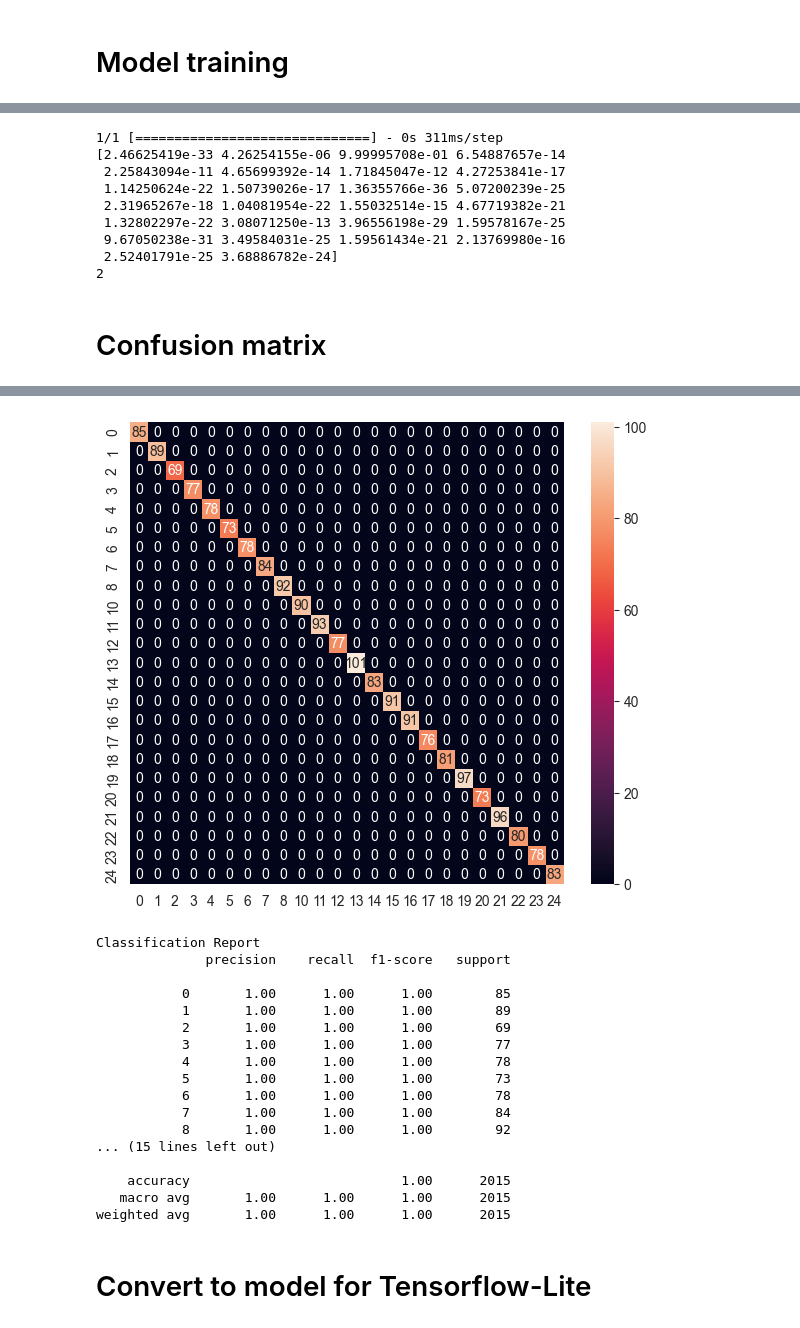
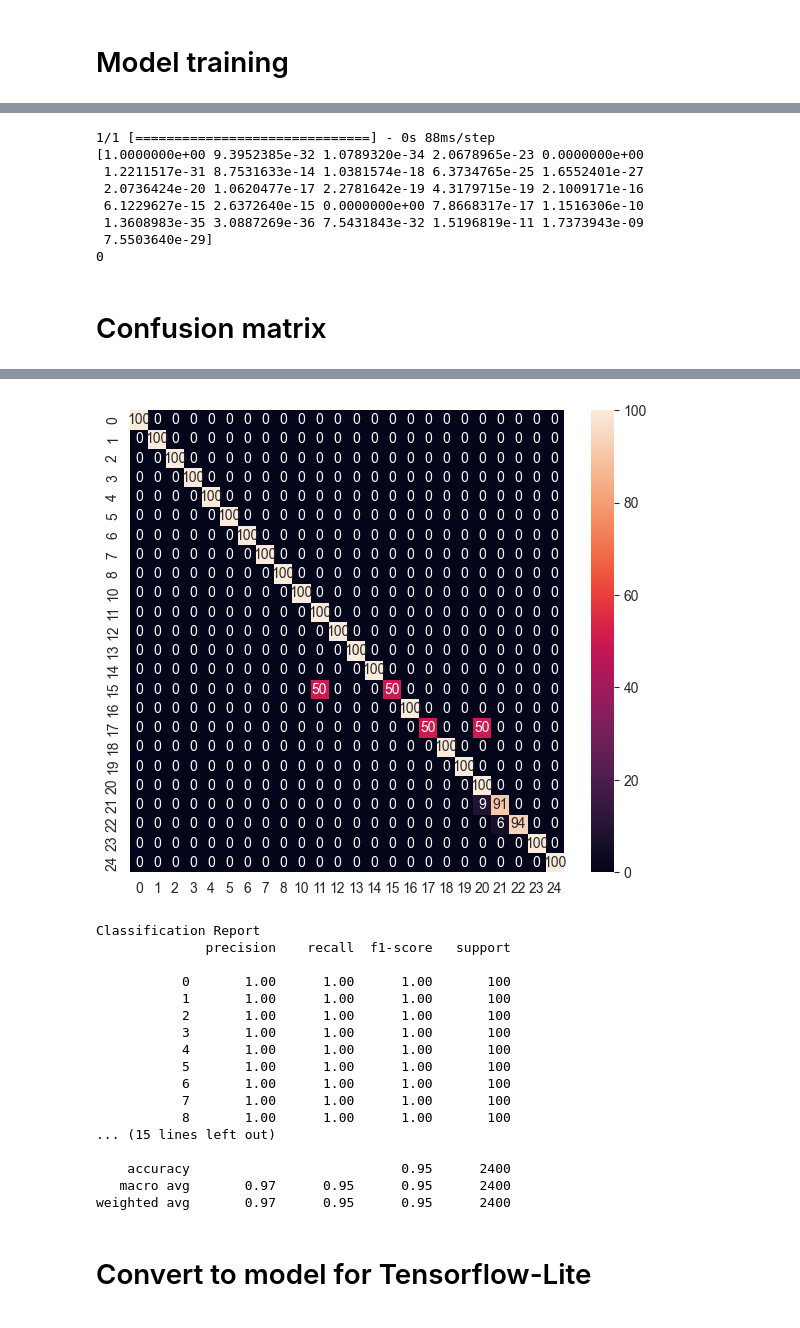
Before and after one commit to mijn35/thesis, a Jupyter notebook: New_model.ipynb, the cells around one changed output, grey strips where cells are left out. Drawn from its saved outputs; the diff is of its cells as text; code cells hidden in the pictures.

Commit message:
added samples for testing for good environment, bad environment and dark environment

```diff
--- a/New_model.ipynb
+++ b/New_model.ipynb
@@ -14,8 +14,9 @@ WARNING:tensorflow:From C:\gesture_recognition_by_image\venv\lib\site-packages\k
 # Specify each path
 # %%
 dataset = 'hand_landmarks_end.csv'
-#model_save_path = 'model/keypoint_classifier/keypoint_classifier.hdf5'
-#tflite_save_path = 'model/keypoint_classifier/keypoint_classifier.tflite'
+dataset_testGood = 'hand_landmarks_goodTest.csv'
+dataset_testBad = 'hand_landmarks_badTest.csv'
+dataset_testDark = 'hand_landmarks_darkTest.csv'
 model_save_path = 'new_hand_classifier.hdf5'
 tflite_save_path = 'new_hand_classifier.tflite'
 # %% [markdown]
@@ -31 +28,11 @@ y_dataset = np.loadtxt(dataset, delimiter=',', dtype='int32', usecols=(0))
+# %%
+X_dataset = np.loadtxt(dataset, delimiter=',', dtype='float32', usecols=list(range(1, (21 * 2) + 1)))
+X_testGood = np.loadtxt(dataset_testGood, delimiter=',', dtype='float32', usecols=list(range(1, (21 * 2) + 1)))
+X_testBad = np.loadtxt(dataset_testBad, delimiter=',', dtype='float32', usecols=list(range(1, (21 * 2) + 1)))
+X_testDark = np.loadtxt(dataset_testDark, delimiter=',', dtype='float32', usecols=list(range(1, (21 * 2) + 1)))
+# %%
+y_dataset = np.loadtxt(dataset, delimiter=',', dtype='int32', usecols=(0))
+y_testGood = np.loadtxt(dataset_testGood, delimiter=',', dtype='int32', usecols=(0))
+y_testBad = np.loadtxt(dataset_testBad, delimiter=',', dtype='int32', usecols=(0))
+y_testDark = np.loadtxt(dataset_testDark, delimiter=',', dtype='int32', usecols=(0))
 # %%
@@ -133,19 +139,18 @@ val_loss, val_acc = model.evaluate(X_test, y_test, batch_size=128)
 model = tf.keras.models.load_model(model_save_path)
 # %%
 # Inference test
-predict_result = model.predict(np.array([X_test[0]]))
+predict_result = model.predict(np.array([X_testGood[0]]))
 print(np.squeeze(predict_result))
 print(np.argmax(np.squeeze(predict_result)))
 # %% [output]
-1/1 [==============================] - 0s 311ms/step
-[2.46625419e-33 4.26254155e-06 9.99995708e-01 6.54887657e-14
- 2.25843094e-11 4.65699392e-14 1.71845047e-12 4.27253841e-17
- 1.14250624e-22 1.50739026e-17 1.36355766e-36 5.07200239e-25
- 2.31965267e-18 1.04081954e-22 1.55032514e-15 4.67719382e-21
- 1.32802297e-22 3.08071250e-13 3.96556198e-29 1.59578167e-25
- 9.67050238e-31 3.49584031e-25 1.59561434e-21 2.13769980e-16
- 2.52401791e-25 3.68886782e-24]
-2
+1/1 [==============================] - 0s 88ms/step
+[1.0000000e+00 9.3952385e-32 1.0789320e-34 2.0678965e-23 0.0000000e+00
+ 1.2211517e-31 8.7531633e-14 1.0381574e-18 6.3734765e-25 1.6552401e-27
+ 2.0736424e-20 1.0620477e-17 2.2781642e-19 4.3179715e-19 2.1009171e-16
+ 6.1229627e-15 2.6372640e-15 0.0000000e+00 7.8668317e-17 1.1516306e-10
+ 1.3608983e-35 3.0887269e-36 7.5431843e-32 1.5196819e-11 1.7373943e-09
+ 7.5503640e-29]
+0
 # %% [markdown]
 # Confusion matrix
 # %%
@@ -167,10 +172,10 @@ def print_confusion_matrix(y_true, y_pred, report=True):
 
     if report:
         print('Classification Report')
-        print(classification_report(y_test, y_pred))
+        print(classification_report(y_testGood, y_pred))
 
-Y_pred = model.predict(X_test)
+Y_pred = model.predict(X_testGood)
 y_pred = np.argmax(Y_pred, axis=1)
 
-print_confusion_matrix(y_test, y_pred)
+print_confusion_matrix(y_testGood, y_pred)
 # %% [output]
@@ -178,21 +183,21 @@ print_confusion_matrix(y_test, y_pred)
-[figure, old version]
+[figure, new version]
 Classification Report
               precision    recall  f1-score   support
 
-           0       1.00      1.00      1.00        85
-           1       1.00      1.00      1.00        89
-           2       1.00      1.00      1.00        69
-           3       1.00      1.00      1.00        77
-           4       1.00      1.00      1.00        78
-           5       1.00      1.00      1.00        73
-           6       1.00      1.00      1.00        78
-           7       1.00      1.00      1.00        84
-           8       1.00      1.00      1.00        92
+           0       1.00      1.00      1.00       100
+           1       1.00      1.00      1.00       100
+           2       1.00      1.00      1.00       100
+           3       1.00      1.00      1.00       100
+           4       1.00      1.00      1.00       100
+           5       1.00      1.00      1.00       100
+           6       1.00      1.00      1.00       100
+           7       1.00      1.00      1.00       100
+           8       1.00      1.00      1.00       100
 ... (15 lines left out)
 
-    accuracy                           1.00      2015
-   macro avg       1.00      1.00      1.00      2015
-weighted avg       1.00      1.00      1.00      2015
+    accuracy                           0.95      2400
+   macro avg       0.97      0.95      0.95      2400
+weighted avg       0.97      0.95      0.95      2400
 # %% [markdown]
 # Convert to model for Tensorflow-Lite
 # %%
```
Also changed, not shown: parts of 19 cells of this notebook, 9 other files.
